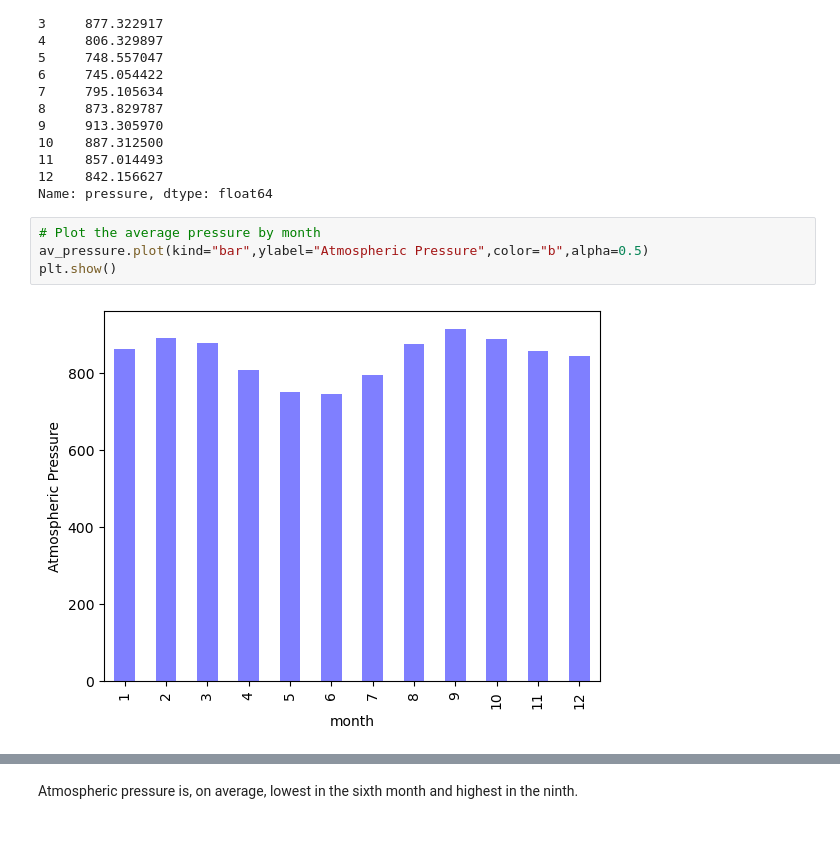
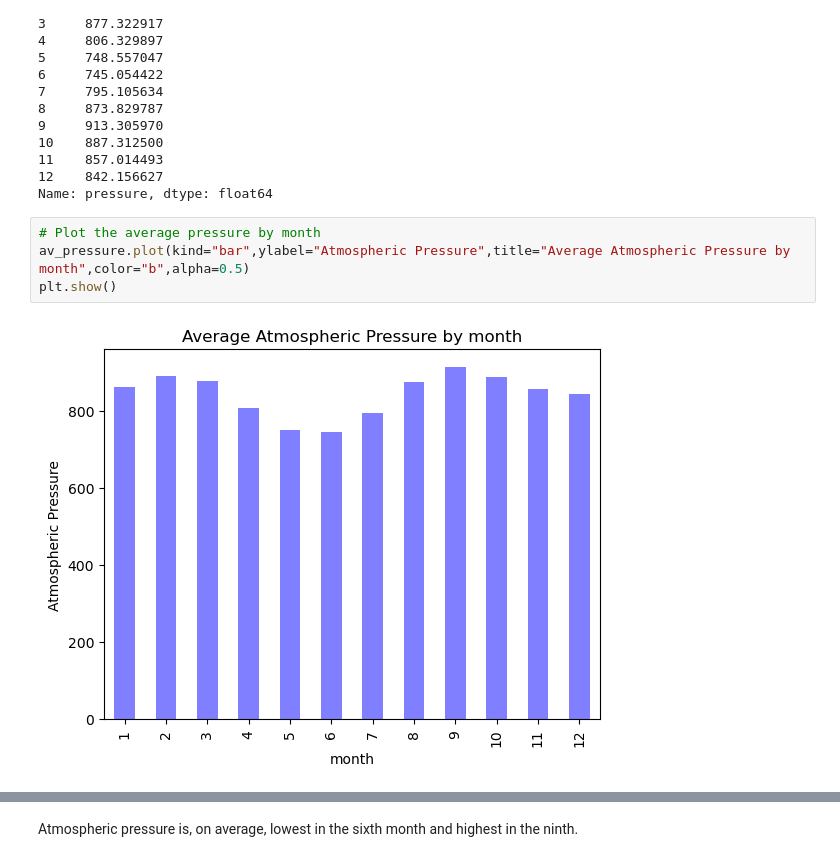
Before and after one commit to RCoby/data_collection_challenge, a Jupyter notebook: part_2_mars_weather.ipynb, the cells around one changed output, grey strips where cells are left out. Drawn from its saved outputs; the diff is of its cells as text; blank space fills up the shorter version.

```diff
--- a/part_2_mars_weather.ipynb
+++ b/part_2_mars_weather.ipynb
@@ -187,7 +189,7 @@ month
 Name: pressure, dtype: float64
 # %%
 # Plot the average pressure by month
-av_pressure.plot(kind="bar",ylabel="Atmospheric Pressure",color="b",alpha=0.5)
+av_pressure.plot(kind="bar",ylabel="Atmospheric Pressure",title="Average Atmospheric Pressure by month",color="b",alpha=0.5)
 plt.show()
 # %% [output]
-[figure, old version]
+[figure, new version]
```
Also changed, not shown: parts of 8 cells of this notebook.
